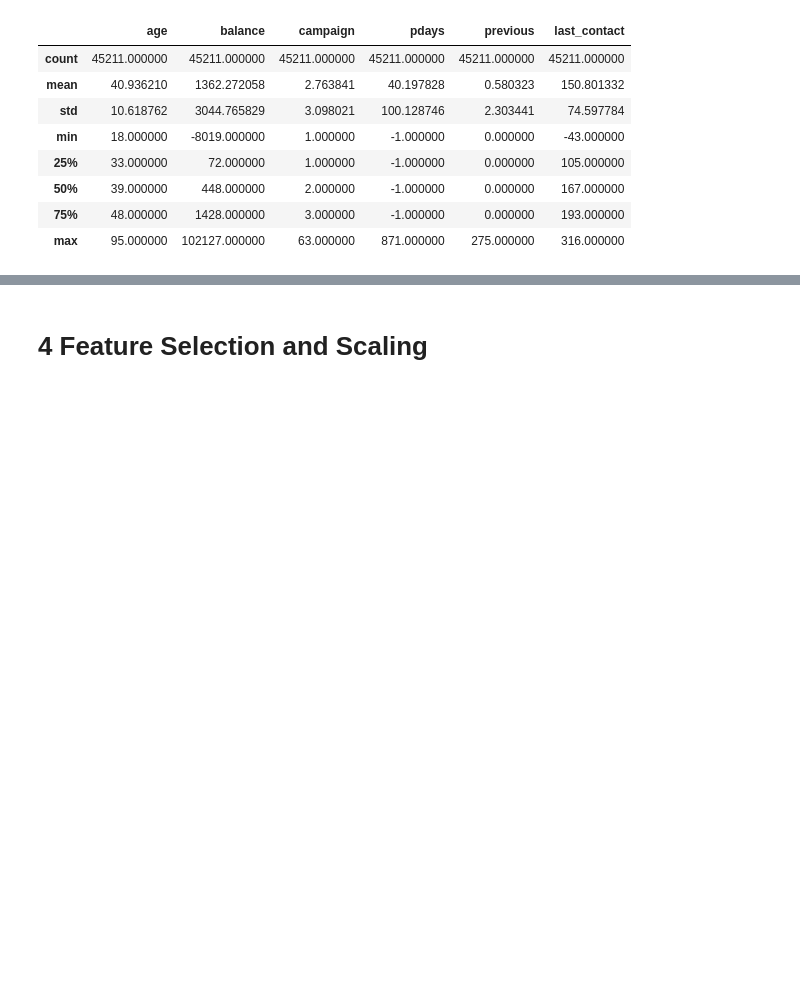
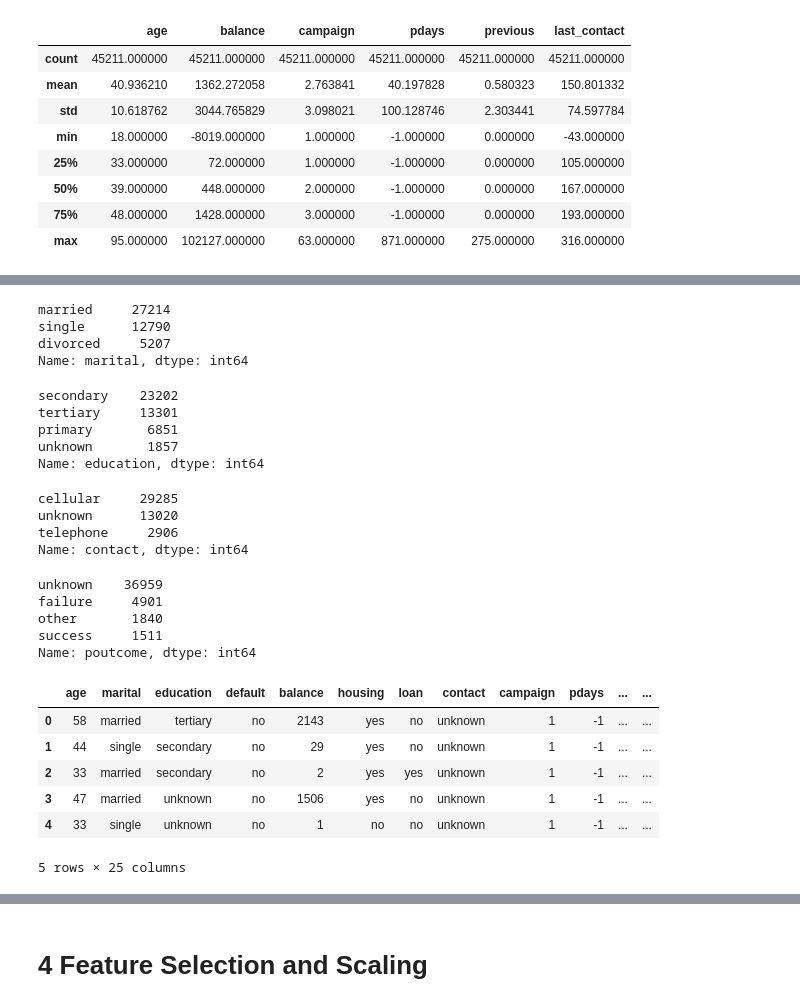
Before and after one commit to EmaTran/CSIS3290_GroupProject, a Jupyter notebook: MiniProject2/CSIS3290_MiniProject2.ipynb, the cells around one changed output, grey strips where cells are left out. Cells and saved outputs as stored; diff of their text form; code cells hidden in the pictures; blank space fills up the shorter version.

```diff
--- a/MiniProject2/CSIS3290_MiniProject2.ipynb
+++ b/MiniProject2/CSIS3290_MiniProject2.ipynb
@@ -113,0 +153,58 @@ df2.describe()
+# %%
+#marital
+df2['marital'].value_counts()
+# %% [output]
+married     27214
+single      12790
+divorced     5207
+Name: marital, dtype: int64
+# %%
+#education
+df2['education'].value_counts()
+# %% [output]
+secondary    23202
+tertiary     13301
+primary       6851
+unknown       1857
+Name: education, dtype: int64
+# %%
+#contact
+df2['contact'].value_counts()
+# %% [output]
+cellular     29285
+unknown      13020
+telephone     2906
+Name: contact, dtype: int64
+# %%
+#poutcome
+df2['poutcome'].value_counts()
+# %% [output]
+unknown    36959
+failure     4901
+other       1840
+success     1511
+Name: poutcome, dtype: int64
+# %%
+#Get dummy variables from catgeorical variables
+job = pd.get_dummies(df2['job'],prefix='job',drop_first=True)
+marital = pd.get_dummies(df2['marital'],prefix='marital',drop_first=True)
+education = pd.get_dummies(df2['education'],prefix='education',drop_first=True)
+default = pd.get_dummies(df2['default'],prefix='default',drop_first=True)
+housing = pd.get_dummies(df2['housing'],prefix='housing',drop_first=True)
+loan = pd.get_dummies(df2['loan'],prefix='loan',drop_first=True)
+contact = pd.get_dummies(df2['contact'],prefix='contact',drop_first=True)
+poutcome = pd.get_dummies(df2['poutcome'],prefix='poutcome',drop_first=True)
+y = pd.get_dummies(df2['y'],prefix='y',drop_first=True)
+# %%
+#Add job dummies to dataframe and drop original job column
+df2 = df2.join(job)
+df2.drop('job', axis=1, inplace=True)
+df2.head()
+# %% [output]
+|  | age | marital | education | default | balance | housing | loan | contact | campaign | pdays | ... | ... |
+| 0 | 58 | married | tertiary | no | 2143 | yes | no | unknown | 1 | -1 | ... | ... |
+| 1 | 44 | single | secondary | no | 29 | yes | no | unknown | 1 | -1 | ... | ... |
+| 2 | 33 | married | secondary | no | 2 | yes | yes | unknown | 1 | -1 | ... | ... |
+| 3 | 47 | married | unknown | no | 1506 | yes | no | unknown | 1 | -1 | ... | ... |
+| 4 | 33 | single | unknown | no | 1 | no | no | unknown | 1 | -1 | ... | ... |
+5 rows × 25 columns
```
Also changed, not shown: parts of 10 cells of this notebook.
